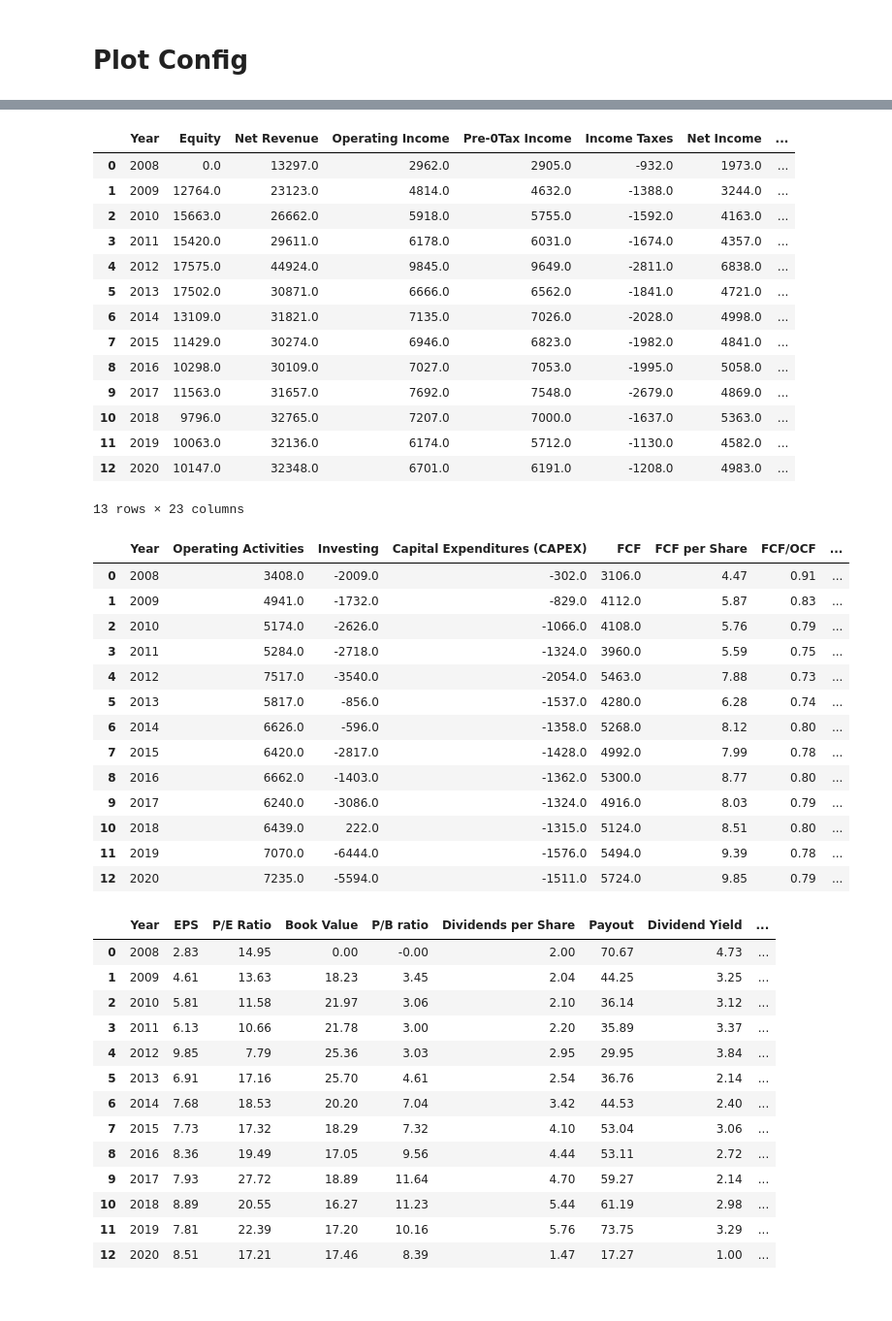
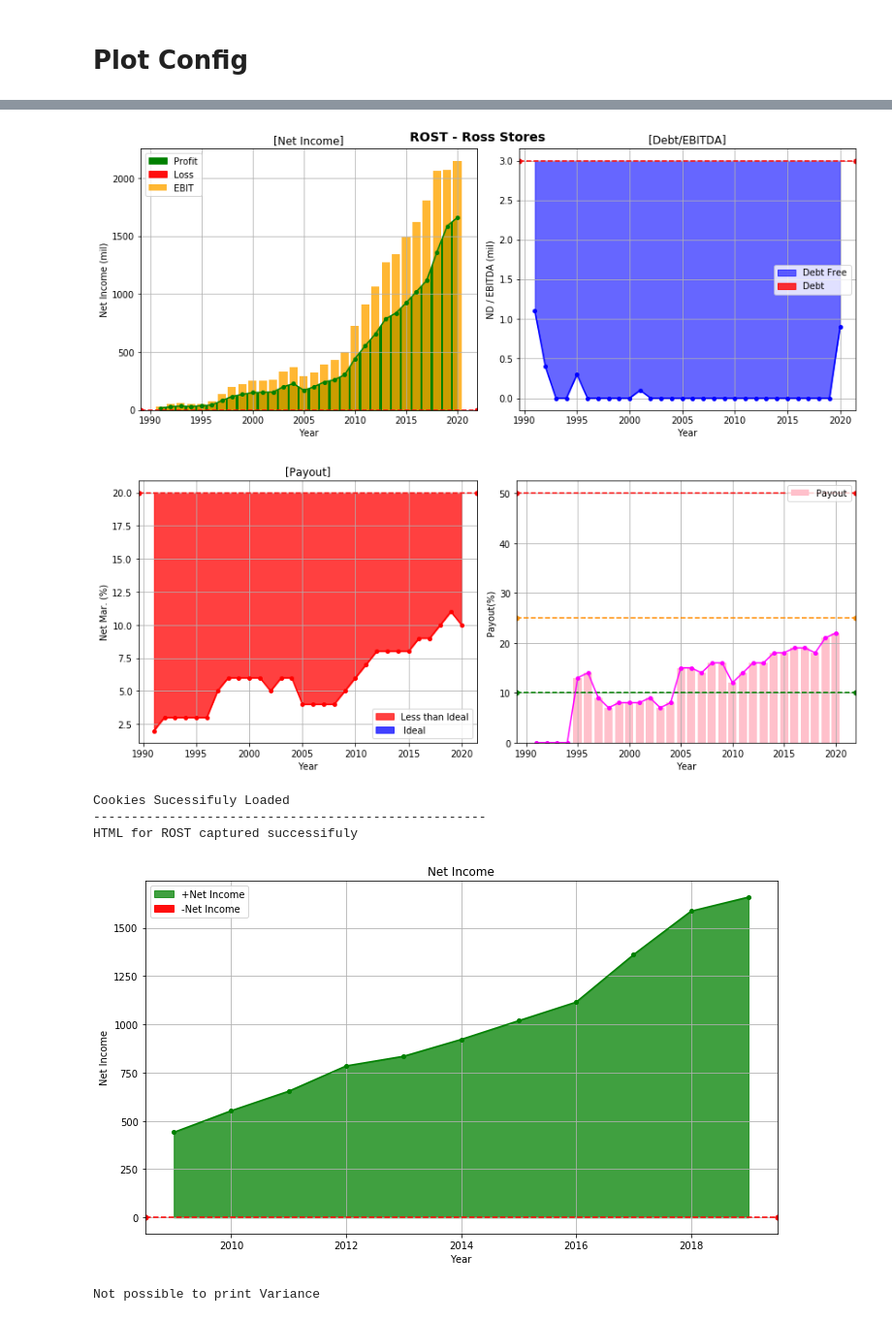
Before and after one commit to bresends/stock_analisys, a Jupyter notebook: notebooks/Tests.ipynb, the cells around one changed output, grey strips where cells are left out. Shown at 97% size. Cells and saved outputs as stored; diff of their text form; code cells hidden in the pictures.

Commit message:
Graphs Updated

```diff
--- a/notebooks/Tests.ipynb
+++ b/notebooks/Tests.ipynb
@@ -33,46 +20,18 @@ plot.main('aapl')
-# %%
-bc.main_evaluate('mmm')
-# %% [output]
-|  | Year | Equity | Net Revenue | Operating Income | Pre-0Tax Income | Income Taxes | Net Income | ... |
-| 0 | 2008 | 0.0 | 13297.0 | 2962.0 | 2905.0 | -932.0 | 1973.0 | ... |
-| 1 | 2009 | 12764.0 | 23123.0 | 4814.0 | 4632.0 | -1388.0 | 3244.0 | ... |
-| 2 | 2010 | 15663.0 | 26662.0 | 5918.0 | 5755.0 | -1592.0 | 4163.0 | ... |
-| 3 | 2011 | 15420.0 | 29611.0 | 6178.0 | 6031.0 | -1674.0 | 4357.0 | ... |
-| 4 | 2012 | 17575.0 | 44924.0 | 9845.0 | 9649.0 | -2811.0 | 6838.0 | ... |
-| 5 | 2013 | 17502.0 | 30871.0 | 6666.0 | 6562.0 | -1841.0 | 4721.0 | ... |
-| 6 | 2014 | 13109.0 | 31821.0 | 7135.0 | 7026.0 | -2028.0 | 4998.0 | ... |
-| 7 | 2015 | 11429.0 | 30274.0 | 6946.0 | 6823.0 | -1982.0 | 4841.0 | ... |
-| 8 | 2016 | 10298.0 | 30109.0 | 7027.0 | 7053.0 | -1995.0 | 5058.0 | ... |
-| 9 | 2017 | 11563.0 | 31657.0 | 7692.0 | 7548.0 | -2679.0 | 4869.0 | ... |
-| 10 | 2018 | 9796.0 | 32765.0 | 7207.0 | 7000.0 | -1637.0 | 5363.0 | ... |
-| 11 | 2019 | 10063.0 | 32136.0 | 6174.0 | 5712.0 | -1130.0 | 4582.0 | ... |
-| 12 | 2020 | 10147.0 | 32348.0 | 6701.0 | 6191.0 | -1208.0 | 4983.0 | ... |
-13 rows × 23 columns
-|  | Year | Operating Activities | Investing | Capital Expenditures (CAPEX) | FCF | FCF per Share | FCF/OCF | ... |
-| 0 | 2008 | 3408.0 | -2009.0 | -302.0 | 3106.0 | 4.47 | 0.91 | ... |
-| 1 | 2009 | 4941.0 | -1732.0 | -829.0 | 4112.0 | 5.87 | 0.83 | ... |
-| 2 | 2010 | 5174.0 | -2626.0 | -1066.0 | 4108.0 | 5.76 | 0.79 | ... |
-| 3 | 2011 | 5284.0 | -2718.0 | -1324.0 | 3960.0 | 5.59 | 0.75 | ... |
-| 4 | 2012 | 7517.0 | -3540.0 | -2054.0 | 5463.0 | 7.88 | 0.73 | ... |
-| 5 | 2013 | 5817.0 | -856.0 | -1537.0 | 4280.0 | 6.28 | 0.74 | ... |
-| 6 | 2014 | 6626.0 | -596.0 | -1358.0 | 5268.0 | 8.12 | 0.80 | ... |
-| 7 | 2015 | 6420.0 | -2817.0 | -1428.0 | 4992.0 | 7.99 | 0.78 | ... |
-| 8 | 2016 | 6662.0 | -1403.0 | -1362.0 | 5300.0 | 8.77 | 0.80 | ... |
-| 9 | 2017 | 6240.0 | -3086.0 | -1324.0 | 4916.0 | 8.03 | 0.79 | ... |
-| 10 | 2018 | 6439.0 | 222.0 | -1315.0 | 5124.0 | 8.51 | 0.80 | ... |
-| 11 | 2019 | 7070.0 | -6444.0 | -1576.0 | 5494.0 | 9.39 | 0.78 | ... |
-| 12 | 2020 | 7235.0 | -5594.0 | -1511.0 | 5724.0 | 9.85 | 0.79 | ... |
-|  | Year | EPS | P/E Ratio | Book Value | P/B ratio | Dividends per Share | Payout | Dividend Yield | ... |
-| 0 | 2008 | 2.83 | 14.95 | 0.00 | -0.00 | 2.00 | 70.67 | 4.73 | ... |
-| 1 | 2009 | 4.61 | 13.63 | 18.23 | 3.45 | 2.04 | 44.25 | 3.25 | ... |
-| 2 | 2010 | 5.81 | 11.58 | 21.97 | 3.06 | 2.10 | 36.14 | 3.12 | ... |
-| 3 | 2011 | 6.13 | 10.66 | 21.78 | 3.00 | 2.20 | 35.89 | 3.37 | ... |
-| 4 | 2012 | 9.85 | 7.79 | 25.36 | 3.03 | 2.95 | 29.95 | 3.84 | ... |
-| 5 | 2013 | 6.91 | 17.16 | 25.70 | 4.61 | 2.54 | 36.76 | 2.14 | ... |
-| 6 | 2014 | 7.68 | 18.53 | 20.20 | 7.04 | 3.42 | 44.53 | 2.40 | ... |
-| 7 | 2015 | 7.73 | 17.32 | 18.29 | 7.32 | 4.10 | 53.04 | 3.06 | ... |
-| 8 | 2016 | 8.36 | 19.49 | 17.05 | 9.56 | 4.44 | 53.11 | 2.72 | ... |
-| 9 | 2017 | 7.93 | 27.72 | 18.89 | 11.64 | 4.70 | 59.27 | 2.14 | ... |
-| 10 | 2018 | 8.89 | 20.55 | 16.27 | 11.23 | 5.44 | 61.19 | 2.98 | ... |
-| 11 | 2019 | 7.81 | 22.39 | 17.20 | 10.16 | 5.76 | 73.75 | 3.29 | ... |
-| 12 | 2020 | 8.51 | 17.21 | 17.46 | 8.39 | 1.47 | 17.27 | 1.00 | ... |
+# %%
+def complete_study(ticker):
+    fundamentei_plot.main(ticker)
+    bc.main_extract(ticker)
+    time.sleep(1)
+    bastter_plot.main(ticker)
+    webbrowser.open_new_tab(f'https://bastter.com/mercado/stock/{ticker}')
+    webbrowser.open_new_tab(f'https://financials.morningstar.com/income-statement/is.html?t={ticker}&region=usa&culture=en-US')
+# %%
+complete_study('rost')
+# %% [output]
+[figure, added]
+[figure, added]
+Cookies Sucessifuly Loaded
+----------------------------------------------------
+HTML for ROST captured successifuly
+[figure, added]
+Not possible to print Variance
```
Also changed, not shown: parts of 7 cells of this notebook, 7 other files.
